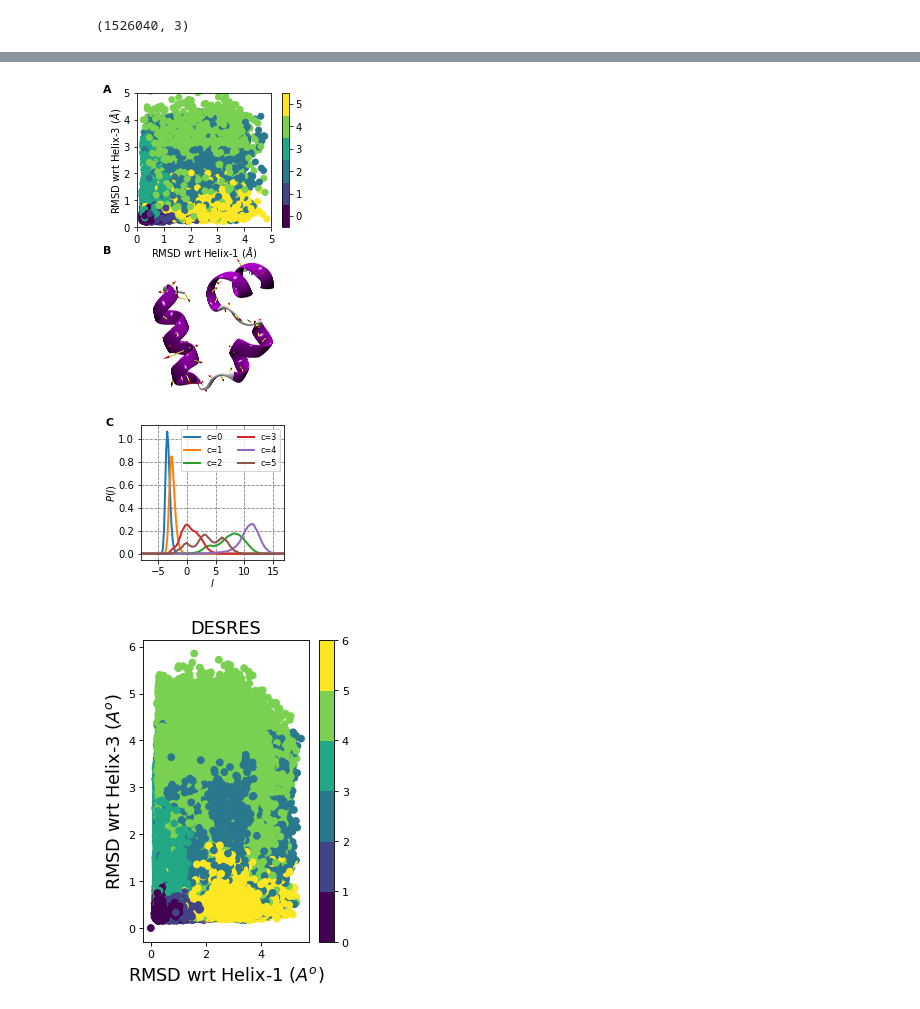
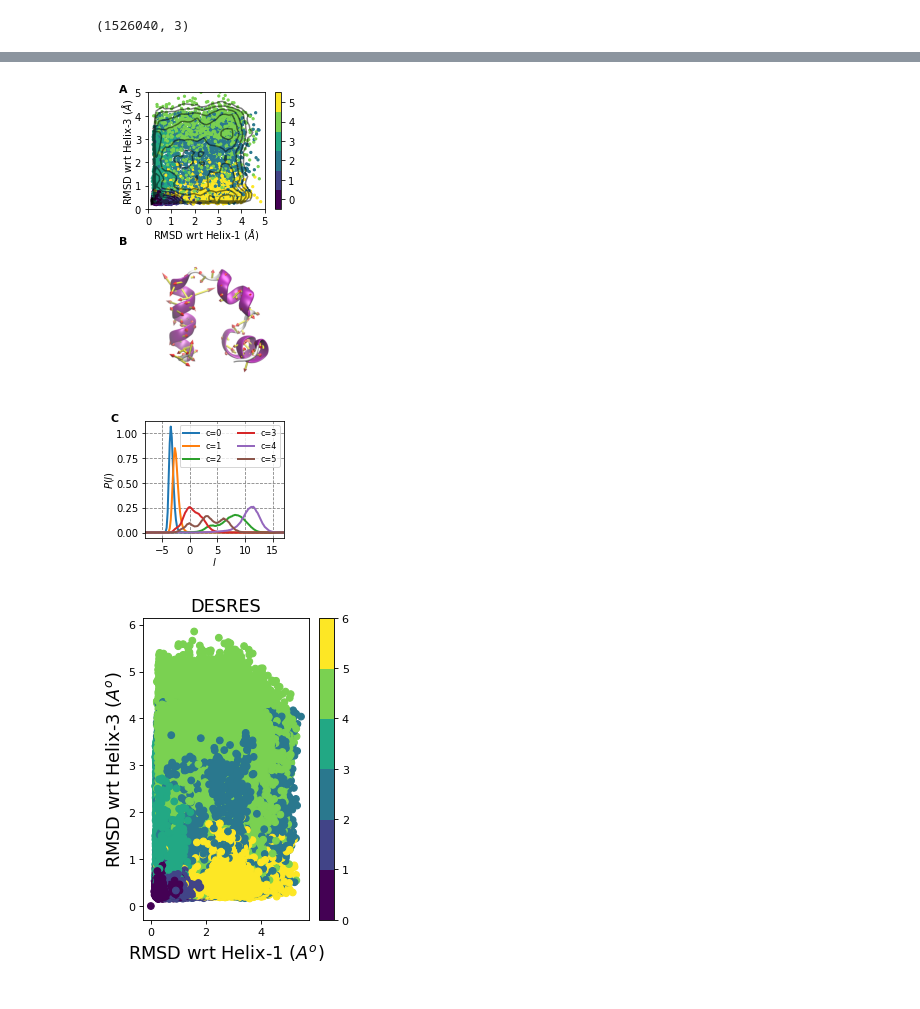
Before and after one commit to SasmalSubarna/posLDA_paper_2023, a Jupyter notebook: HP35/notebooks/figures_for_paper_updated_3.ipynb, the cells around one changed output, grey strips where cells are left out. Drawn from its saved outputs; the diff is of its cells as text; code cells hidden in the pictures.

Commit message:
update porcupine

```diff
--- a/HP35/notebooks/figures_for_paper_updated_3.ipynb
+++ b/HP35/notebooks/figures_for_paper_updated_3.ipynb
@@ -1155,7 +1185,10 @@ ax1.set_ylabel("RMSD wrt Helix-3 ($\AA$)",labelpad=0)
 ax1.set_xlim(0,5)
 ax1.set_ylim(0,5)
 ax1.set_xticks(np.arange(0,6))
-cm = ax1.scatter(rmsd_h1_desres[::100], rmsd_h3_desres[::100], c=clusters[1::100], norm=norm)
+cm = ax1.scatter(rmsd_h1_desres[::100], rmsd_h3_desres[::100], c=clusters[1::100], norm=norm, s=5)
+
+ax1.contour(xx,yy,H, colors='k', levels=np.arange(0,6,0.5),lw=0.5,alpha=0.5 )
+
 
 divider = make_axes_locatable(ax1)
 cax = divider.append_axes("right", size="5%", pad=0.15)
@@ -1165,12 +1198,15 @@ loc = bounds + .5
 cbar.set_ticks(loc)
 cbar.set_ticklabels(bounds)
 
-ax2 = fig.add_subplot(3,1,2,adjustable='box')
-img = plt.imread(open("../hp35_porcupine_crop.png",'rb'))
+plt.rcParams["figure.figsize"] = [3.33, 3.12]
+plt.rcParams["figure.autolayout"] = True
+
+ax2 = fig.add_subplot(3,1,2)
+img = plt.imread(open("figures/hp35_vector_size6.dat.tga",'rb'))
 ax2.imshow(img)
 ax2.axis('off')
 
-ax3 = fig.add_subplot(3,1,3,adjustable='box',aspect=20)
+ax3 = fig.add_subplot(3,1,3,adjustable='box',aspect=18)
 
 ld_range = (-8,20)
 nbins=150
@@ -1189,37 +1225,35 @@ for i in range(n_clusters):
     # extracting LD values corresponding to each state
     ld_i = ld1_fu[[x[0] for x in np.argwhere(clusters == i)]]
 
     # histogramming
     hist_i ,bins = np.histogram(ld_i, range=ld_range, bins=nbins, density=True)
     grids = (bins[1:] + bins[:-1])/2.0
 
     # calculate the weights
     weight = np.argwhere(clusters==i).size/clusters.size
 
     #plot it
     #axs[0].plot(grids, hist_i*weight, label="cluster=%d"%i, lw=2.0)
     ax3.plot(grids, hist_i, label="c=%d"%i, lw=2.0)
     #axes[0].fill_between(grids, hist_i)
 ax3.set_xticks(np.arange(-5,16,5))
 ax3.legend(loc=0, ncol=2, fontsize=8)
 
 
-
-
 ax1.text(-0.25, 1.0, string.ascii_uppercase[0], transform=ax1.transAxes,
             size=11, weight='bold')
 
-ax1.text(-0.25, -0.2, string.ascii_uppercase[1], transform=ax1.transAxes,
+ax1.text(-0.25, -0.3, string.ascii_uppercase[1], transform=ax1.transAxes,
             size=11, weight='bold')
 
 ax3.text(-0.25, 1.0, string.ascii_uppercase[2], transform=ax3.transAxes,
             size=11, weight='bold')
 #plt.subplots_adjust(wspace=None, hspace=0.1)
 plt.tight_layout(pad=0)
 if os.path.exists(output_directory):
     plt.savefig(os.path.join(output_directory,'hp35_ld_training.pdf'),bbox_inches='tight',dpi=250)
 # %% [output]
-[figure, old version]
+[figure, new version]
 # %%
 bounds = np.arange(7)
 cmap = mpl.cm.viridis
```
Also changed, not shown: parts of 3 cells of this notebook, 2 other files.
